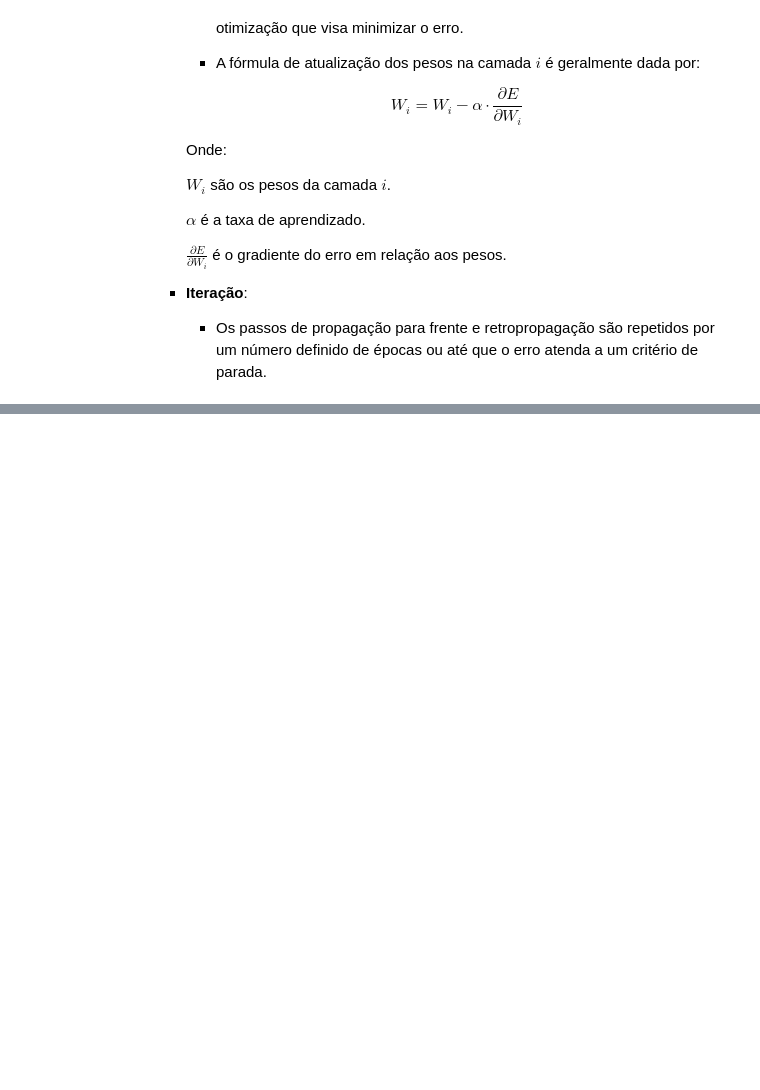
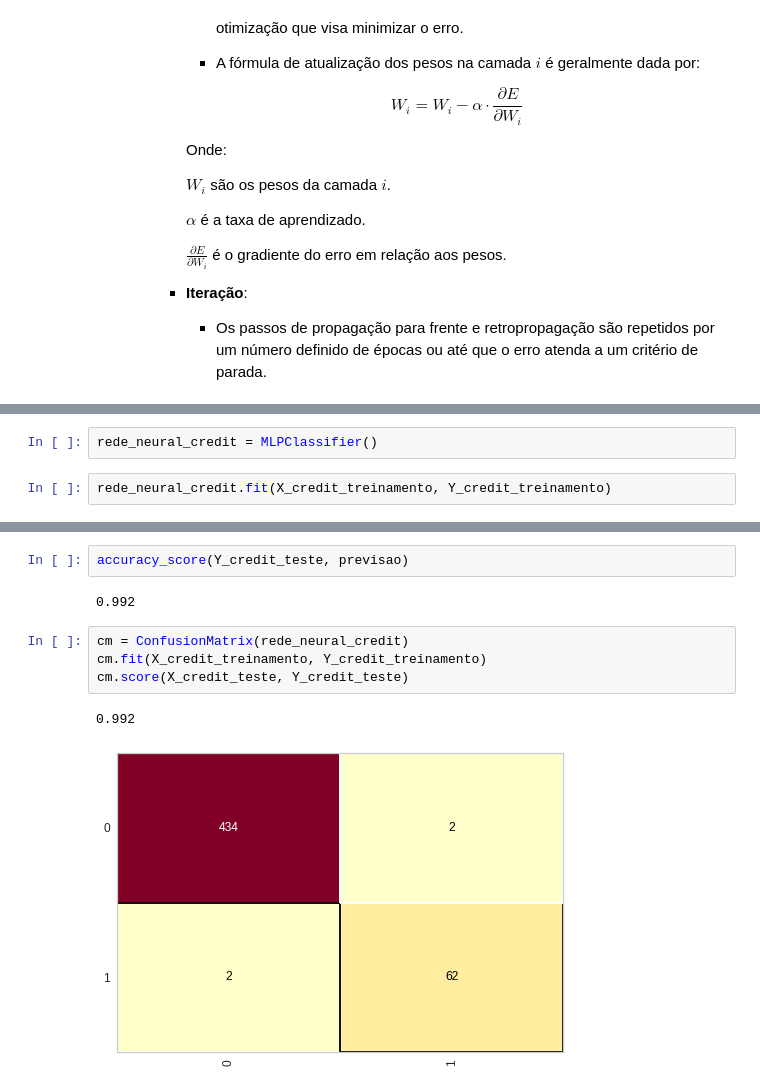
Before and after one commit to CarlosAraujo7/Machine-Learning-Study, a Jupyter notebook: Data Science and Machine Learning.ipynb, the cells around one changed output, grey strips where cells are left out. Cells and saved outputs as stored; diff of their text form; blank space fills up the shorter version.

```diff
--- a/Data Science and Machine Learning.ipynb
+++ b/Data Science and Machine Learning.ipynb
@@ -2025,0 +2150,4 @@ cm.score(X_credit_teste, Y_credit_teste)
+# %%
+rede_neural_credit = MLPClassifier()
+# %%
+rede_neural_credit.fit(X_credit_treinamento, Y_credit_treinamento)
@@ -2025,0 +2178,11 @@ cm.score(X_credit_teste, Y_credit_teste)
+# %%
+accuracy_score(Y_credit_teste, previsao)
+# %% [output]
+0.992
+# %%
+cm = ConfusionMatrix(rede_neural_credit)
+cm.fit(X_credit_treinamento, Y_credit_treinamento)
+cm.score(X_credit_teste, Y_credit_teste)
+# %% [output]
+0.992
+[figure, added]
```
Also changed, not shown: parts of 27 cells of this notebook.
